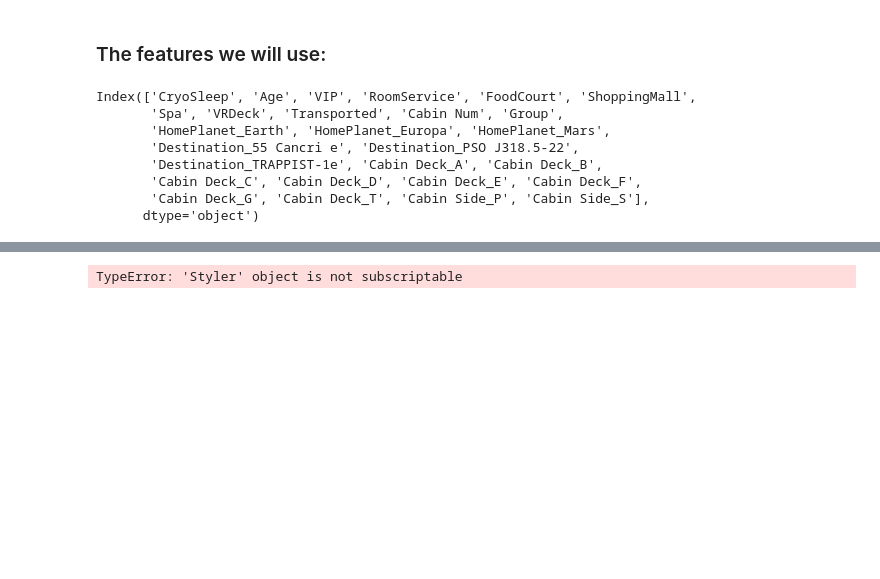
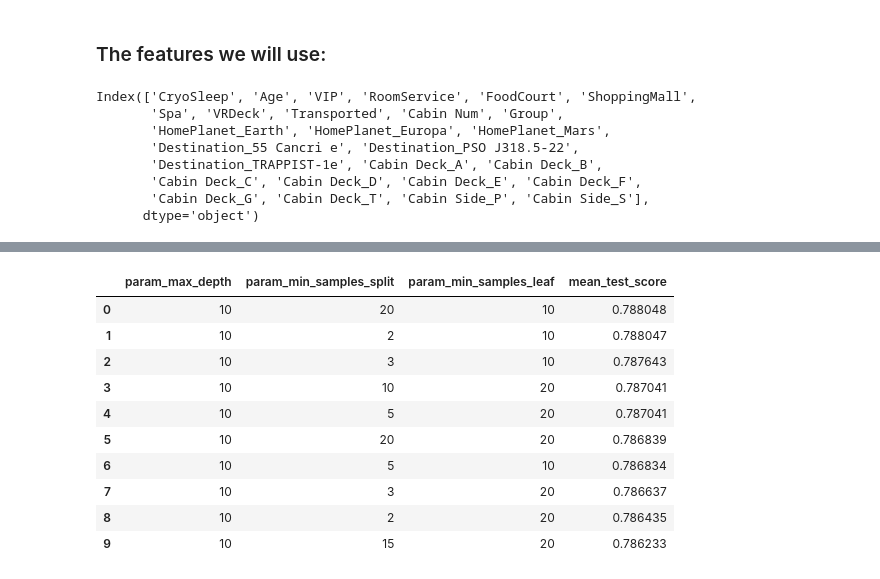
Before and after one commit to dpatularu/ai-final-project, a Jupyter notebook: final.ipynb, the cells around one changed output, grey strips where cells are left out. Drawn from its saved outputs; the diff is of its cells as text; code cells hidden in the pictures; blank space fills up the shorter version.

```diff
--- a/final.ipynb
+++ b/final.ipynb
@@ -148,21 +156,29 @@ train_X, val_X, train_y, val_y = train_test_split(X, y)
 # %%
 #Decision Tree
 
 hyperparameters = {
-    'max_depth': [2,3,5,10],
-    'min_samples_leaf': [5,10],
-    "max_leaf_nodes":[None,10,20],
+    'max_depth': [2,3,5,10,20],
+    'min_samples_split': [2,3,5,10,15,20],
+    'min_samples_leaf': [5,10,15,20],
 }
 
 dt = DecisionTreeClassifier()
 dt_clf = GridSearchCV(dt, hyperparameters, cv=10, n_jobs=-1)
 dt_model = dt_clf.fit(train_X, train_y)
 
 dt_model_scores = pd.DataFrame(dt_model.cv_results_)
-dt_model_scores = dt_model_scores.style.set_caption('Top 10 Fields of Research by Aggregated Funding Amount')
-dt_score_columns = ['param_max_depth', 'param_max_leaf_nodes', 'param_min_samples_leaf', 'mean_test_score']
-test=dt_model_scores[dt_score_columns].sort_values('mean_test_score', ascending=False, ignore_index=True)
-test.style.set_table_attributes("style='display:inline'").set_caption('Caption table')
+dt_score_columns = ['param_max_depth', 'param_min_samples_split', 'param_min_samples_leaf','mean_test_score']
+dt_model_scores[dt_score_columns].sort_values('mean_test_score', ascending=False, ignore_index=True).head(10)
 # %% [output]
-TypeError: 'Styler' object is not subscriptable
+|  | param_max_depth | param_min_samples_split | param_min_samples_leaf | mean_test_score |
+| 0 | 10 | 20 | 10 | 0.788048 |
+| 1 | 10 | 2 | 10 | 0.788047 |
+| 2 | 10 | 3 | 10 | 0.787643 |
+| 3 | 10 | 10 | 20 | 0.787041 |
+| 4 | 10 | 5 | 20 | 0.787041 |
+| 5 | 10 | 20 | 20 | 0.786839 |
+| 6 | 10 | 5 | 10 | 0.786834 |
+| 7 | 10 | 3 | 20 | 0.786637 |
+| 8 | 10 | 2 | 20 | 0.786435 |
+| 9 | 10 | 15 | 20 | 0.786233 |
 # %% [markdown]
```
Also changed, not shown: parts of 14 cells of this notebook.
